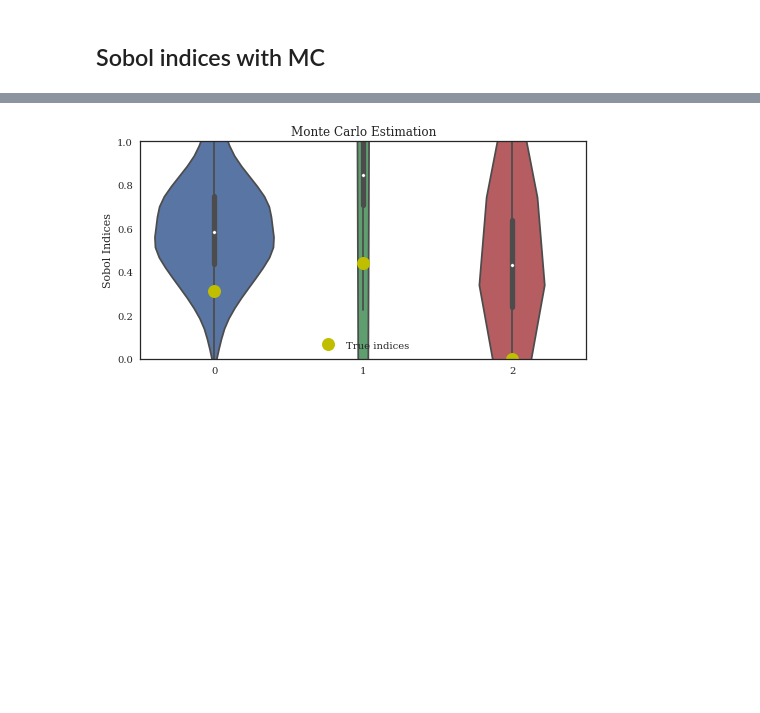
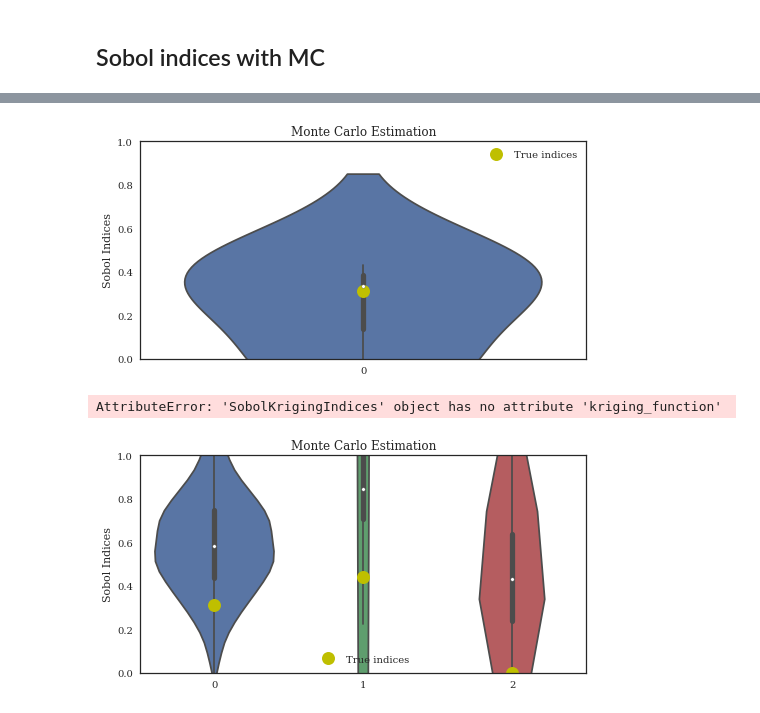
Before and after one commit to josephmure/otshapley, a Jupyter notebook: examples/kriking/kriging-sobol-ishigami-init.ipynb, the cells around one changed output, grey strips where cells are left out. Drawn from its saved outputs; the diff is of its cells as text; code cells hidden in the pictures; blank space fills up the shorter version.

```diff
--- a/examples/kriking/kriging-sobol-ishigami-init.ipynb
+++ b/examples/kriking/kriging-sobol-ishigami-init.ipynb
@@ -26,2 +74,10 @@ input_distribution = ot.ComposedDistribution(margins, copula)
+# %%
+violin_plot_indices(indices.mean(axis=2).T, true_indices=ishigami_true_indices, title="Monte Carlo Estimation", ylim=[0, 1])
+# %% [output]
+[figure, added]
+# %%
+sobol_kriging_indices.compute_indices()
+# %% [output]
+AttributeError: 'SobolKrigingIndices' object has no attribute 'kriging_function'
 # %%
 max_budget = 50
```
Also changed, not shown: parts of 8 cells of this notebook, 4 other files.
